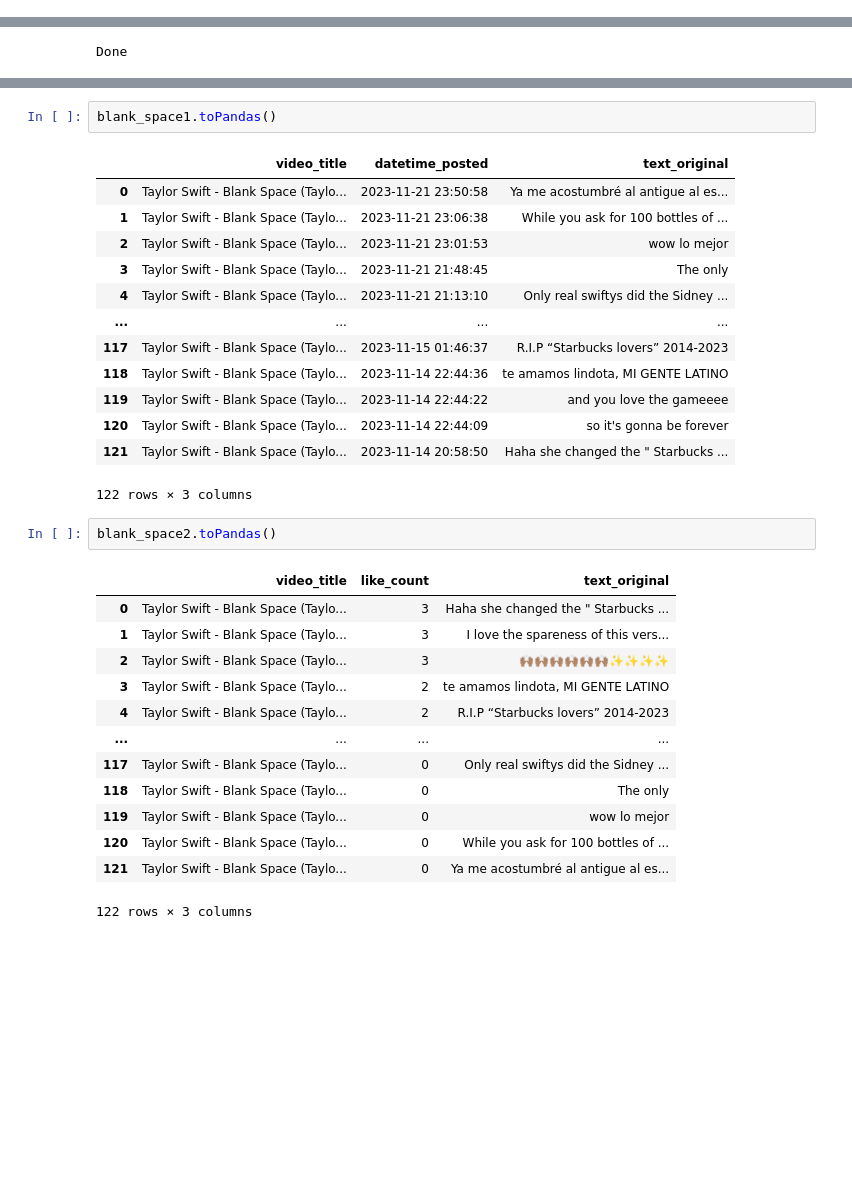
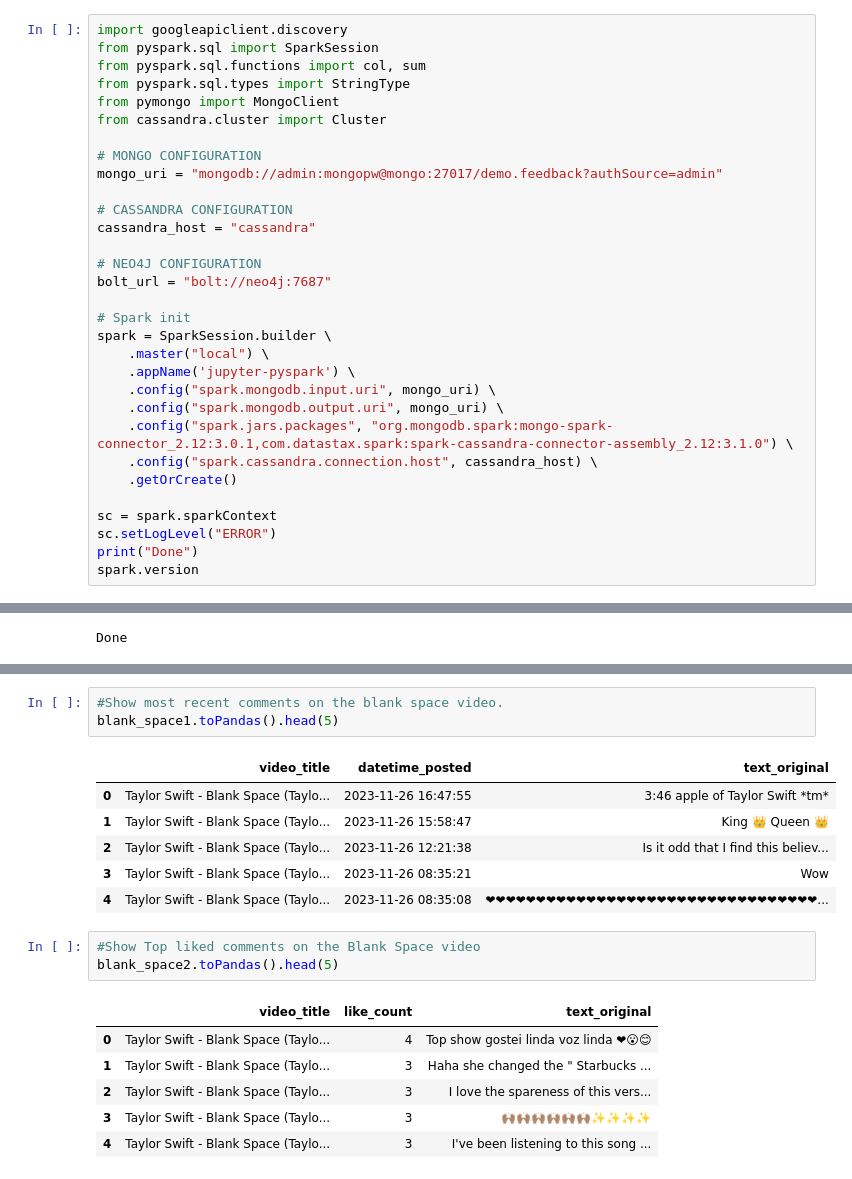
Before and after one commit to OldPickle/IST_769_GP, a Jupyter notebook: GroupProj.ipynb, the cells around one changed output, grey strips where cells are left out. Cells and saved outputs as stored; diff of their text form; blank space fills up the shorter version.

```diff
--- a/GroupProj.ipynb
+++ b/GroupProj.ipynb
@@ -72,0 +12,31 @@ Done
+# %%
+import googleapiclient.discovery
+from pyspark.sql import SparkSession
+from pyspark.sql.functions import col, sum
+from pyspark.sql.types import StringType
+from pymongo import MongoClient
+from cassandra.cluster import Cluster
+
+# MONGO CONFIGURATION
+mongo_uri = "mongodb://admin:mongopw@mongo:27017/demo.feedback?authSource=admin"
+
+# CASSANDRA CONFIGURATION
+cassandra_host = "cassandra"
+
+# NEO4J CONFIGURATION
+bolt_url = "bolt://neo4j:7687"
+
+# Spark init
+spark = SparkSession.builder \
+    .master("local") \
+    .appName('jupyter-pyspark') \
+    .config("spark.mongodb.input.uri", mongo_uri) \
+    .config("spark.mongodb.output.uri", mongo_uri) \
+    .config("spark.jars.packages", "org.mongodb.spark:mongo-spark-connector_2.12:3.0.1,com.datastax.spark:spark-cassandra-connector-assembly_2.12:3.1.0") \
+    .config("spark.cassandra.connection.host", cassandra_host) \
+    .getOrCreate()
+
+sc = spark.sparkContext
+sc.setLogLevel("ERROR")
+print("Done")
+spark.version
@@ -274,34 +253,22 @@ spark.sql(query1).explain()
  - Cassandra Filters: [["video_title" = ?, Taylor Swift - Blank Space (Taylor's Version) (Lyric Video)]]
  - Requested Columns: [video_title,datetime_posted,text_original]
 # %%
-blank_space1.toPandas()
+#Show most recent comments on the blank space video.
+blank_space1.toPandas().head(5)
 # %% [output]
 |  | video_title | datetime_posted | text_original |
-| 0 | Taylor Swift - Blank Space (Taylo... | 2023-11-21 23:50:58 | Ya me acostumbré al antigue al es... |
-| 1 | Taylor Swift - Blank Space (Taylo... | 2023-11-21 23:06:38 | While you ask for 100 bottles of ... |
-| 2 | Taylor Swift - Blank Space (Taylo... | 2023-11-21 23:01:53 | wow lo mejor |
-| 3 | Taylor Swift - Blank Space (Taylo... | 2023-11-21 21:48:45 | The only |
-| 4 | Taylor Swift - Blank Space (Taylo... | 2023-11-21 21:13:10 | Only real swiftys did the Sidney ... |
-| ... | ... | ... | ... |
-| 117 | Taylor Swift - Blank Space (Taylo... | 2023-11-15 01:46:37 | R.I.P “Starbucks lovers” 2014-2023 |
-| 118 | Taylor Swift - Blank Space (Taylo... | 2023-11-14 22:44:36 | te amamos lindota, MI GENTE LATINO |
-| 119 | Taylor Swift - Blank Space (Taylo... | 2023-11-14 22:44:22 | and you love the gameeee |
-| 120 | Taylor Swift - Blank Space (Taylo... | 2023-11-14 22:44:09 | so it's gonna be forever |
-| 121 | Taylor Swift - Blank Space (Taylo... | 2023-11-14 20:58:50 | Haha she changed the " Starbucks ... |
+| 0 | Taylor Swift - Blank Space (Taylo... | 2023-11-26 16:47:55 | 3:46 apple of Taylor Swift *tm* |
+| 1 | Taylor Swift - Blank Space (Taylo... | 2023-11-26 15:58:47 | King 👑 Queen 👑 |
+| 2 | Taylor Swift - Blank Space (Taylo... | 2023-11-26 12:21:38 | Is it odd that I find this believ... |
+| 3 | Taylor Swift - Blank Space (Taylo... | 2023-11-26 08:35:21 | Wow |
+| 4 | Taylor Swift - Blank Space (Taylo... | 2023-11-26 08:35:08 | ❤❤❤❤❤❤❤❤❤❤❤❤❤❤❤❤❤❤❤❤❤❤❤❤❤❤❤❤❤❤❤❤❤... |
-122 rows × 3 columns
 # %%
-blank_space2.toPandas()
+#Show Top liked comments on the Blank Space video
+blank_space2.toPandas().head(5)
 # %% [output]
 |  | video_title | like_count | text_original |
-| 0 | Taylor Swift - Blank Space (Taylo... | 3 | Haha she changed the " Starbucks ... |
-| 1 | Taylor Swift - Blank Space (Taylo... | 3 | I love the spareness of this vers... |
-| 2 | Taylor Swift - Blank Space (Taylo... | 3 | 🙌🏽🙌🏽🙌🏽🙌🏽🙌🏽🙌🏽✨✨✨✨ |
-| 3 | Taylor Swift - Blank Space (Taylo... | 2 | te amamos lindota, MI GENTE LATINO |
-| 4 | Taylor Swift - Blank Space (Taylo... | 2 | R.I.P “Starbucks lovers” 2014-2023 |
-| ... | ... | ... | ... |
-| 117 | Taylor Swift - Blank Space (Taylo... | 0 | Only real swiftys did the Sidney ... |
-| 118 | Taylor Swift - Blank Space (Taylo... | 0 | The only |
-| 119 | Taylor Swift - Blank Space (Taylo... | 0 | wow lo mejor |
-| 120 | Taylor Swift - Blank Space (Taylo... | 0 | While you ask for 100 bottles of ... |
-| 121 | Taylor Swift - Blank Space (Taylo... | 0 | Ya me acostumbré al antigue al es... |
+| 0 | Taylor Swift - Blank Space (Taylo... | 4 | Top show gostei linda voz linda ❤😮😊 |
+| 1 | Taylor Swift - Blank Space (Taylo... | 3 | Haha she changed the " Starbucks ... |
+| 2 | Taylor Swift - Blank Space (Taylo... | 3 | I love the spareness of this vers... |
+| 3 | Taylor Swift - Blank Space (Taylo... | 3 | 🙌🏽🙌🏽🙌🏽🙌🏽🙌🏽🙌🏽✨✨✨✨ |
+| 4 | Taylor Swift - Blank Space (Taylo... | 3 | I've been listening to this song ... |
-122 rows × 3 columns
```
Also changed, not shown: parts of 13 cells of this notebook, 2 other files.
